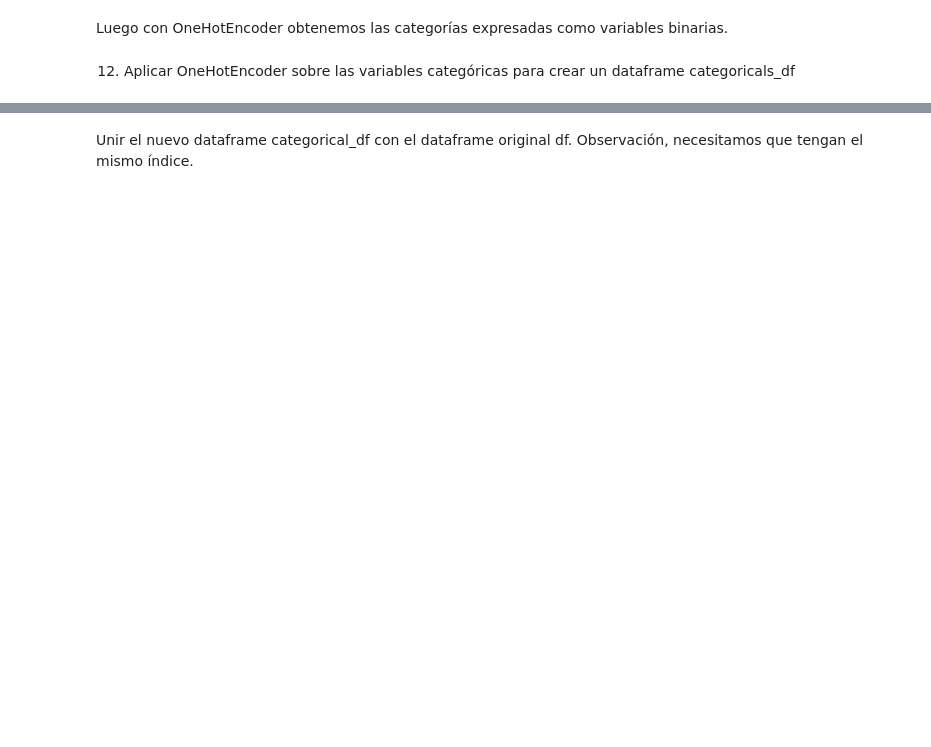
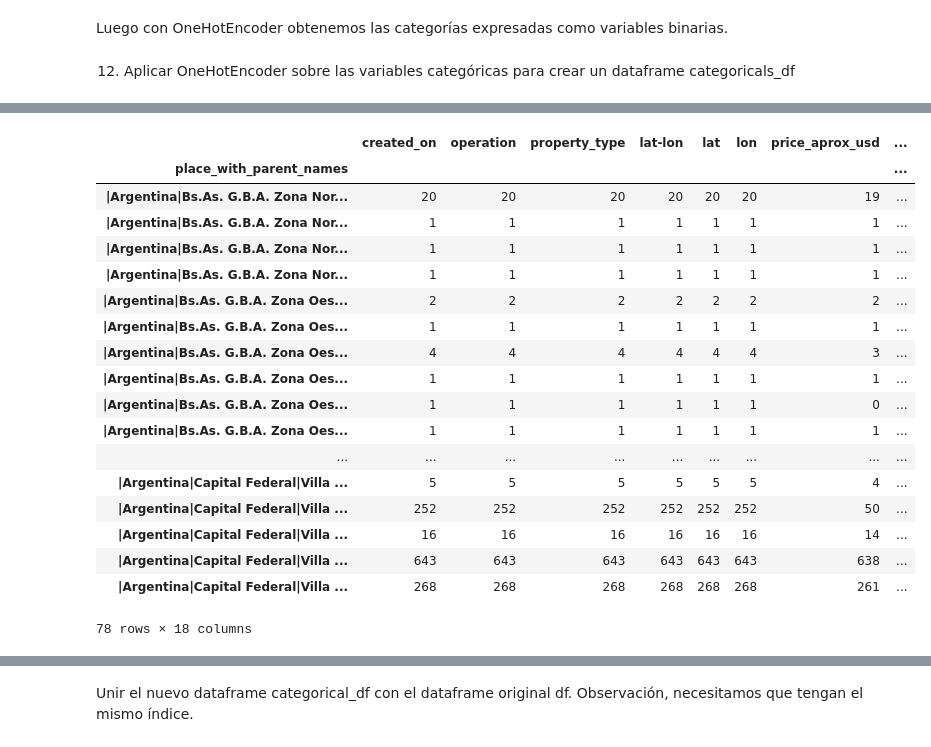
Before and after one commit to mnuclle/DiploDatos, a Jupyter notebook: 00 - Mentorias/2. Mentoria AyCD/Analisis_y_curación.ipynb, the cells around one changed output, grey strips where cells are left out. Cells and saved outputs as stored; diff of their text form; code cells hidden in the pictures; blank space fills up the shorter version.

```diff
--- a/00 - Mentorias/2. Mentoria AyCD/Analisis_y_curación.ipynb
+++ b/00 - Mentorias/2. Mentoria AyCD/Analisis_y_curación.ipynb
@@ -664,0 +730,22 @@ Luego con OneHotEncoder obtenemos las categorías expresadas como variables bina
+# %%
+df_prop.groupby('place_with_parent_names').count()
+# %% [output]
+|  | created_on | operation | property_type | lat-lon | lat | lon | price_aprox_usd | ... |
+| place_with_parent_names |  |  |  |  |  |  |  | ... |
+| |Argentina|Bs.As. G.B.A. Zona Nor... | 20 | 20 | 20 | 20 | 20 | 20 | 19 | ... |
+| |Argentina|Bs.As. G.B.A. Zona Nor... | 1 | 1 | 1 | 1 | 1 | 1 | 1 | ... |
+| |Argentina|Bs.As. G.B.A. Zona Nor... | 1 | 1 | 1 | 1 | 1 | 1 | 1 | ... |
+| |Argentina|Bs.As. G.B.A. Zona Nor... | 1 | 1 | 1 | 1 | 1 | 1 | 1 | ... |
+| |Argentina|Bs.As. G.B.A. Zona Oes... | 2 | 2 | 2 | 2 | 2 | 2 | 2 | ... |
+| |Argentina|Bs.As. G.B.A. Zona Oes... | 1 | 1 | 1 | 1 | 1 | 1 | 1 | ... |
+| |Argentina|Bs.As. G.B.A. Zona Oes... | 4 | 4 | 4 | 4 | 4 | 4 | 3 | ... |
+| |Argentina|Bs.As. G.B.A. Zona Oes... | 1 | 1 | 1 | 1 | 1 | 1 | 1 | ... |
+| |Argentina|Bs.As. G.B.A. Zona Oes... | 1 | 1 | 1 | 1 | 1 | 1 | 0 | ... |
+| |Argentina|Bs.As. G.B.A. Zona Oes... | 1 | 1 | 1 | 1 | 1 | 1 | 1 | ... |
+| ... | ... | ... | ... | ... | ... | ... | ... | ... |
+| |Argentina|Capital Federal|Villa ... | 5 | 5 | 5 | 5 | 5 | 5 | 4 | ... |
+| |Argentina|Capital Federal|Villa ... | 252 | 252 | 252 | 252 | 252 | 252 | 50 | ... |
+| |Argentina|Capital Federal|Villa ... | 16 | 16 | 16 | 16 | 16 | 16 | 14 | ... |
+| |Argentina|Capital Federal|Villa ... | 643 | 643 | 643 | 643 | 643 | 643 | 638 | ... |
+| |Argentina|Capital Federal|Villa ... | 268 | 268 | 268 | 268 | 268 | 268 | 261 | ... |
+78 rows × 18 columns
```
Also changed, not shown: parts of 17 cells of this notebook.
